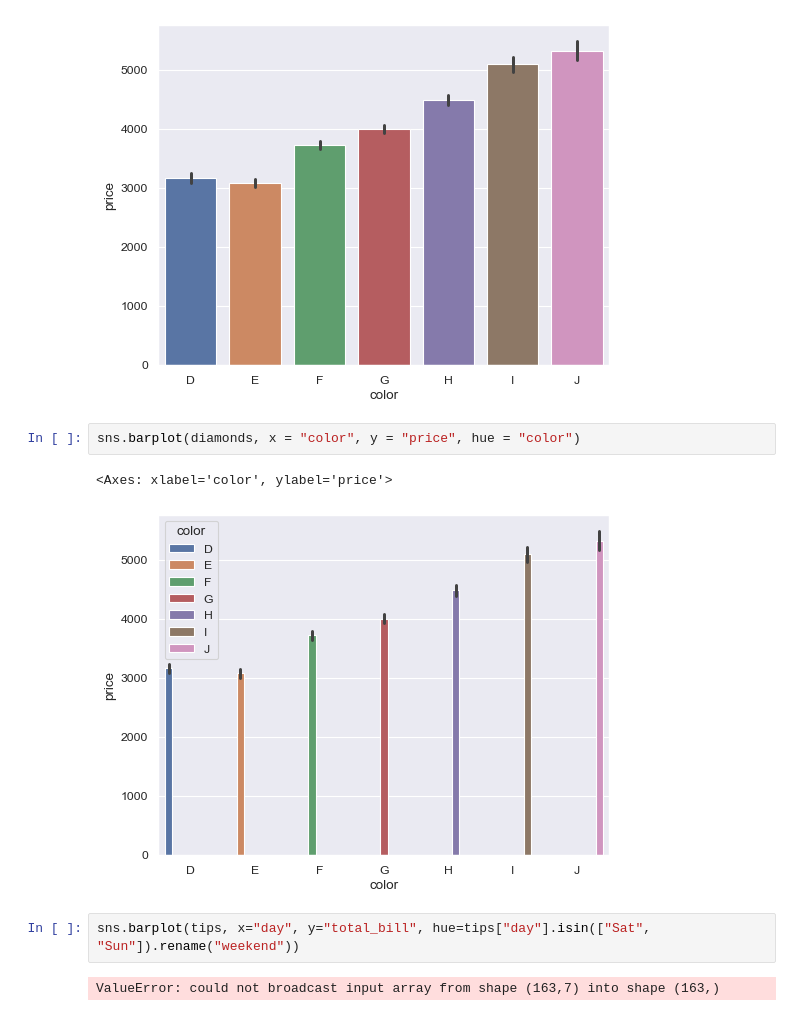
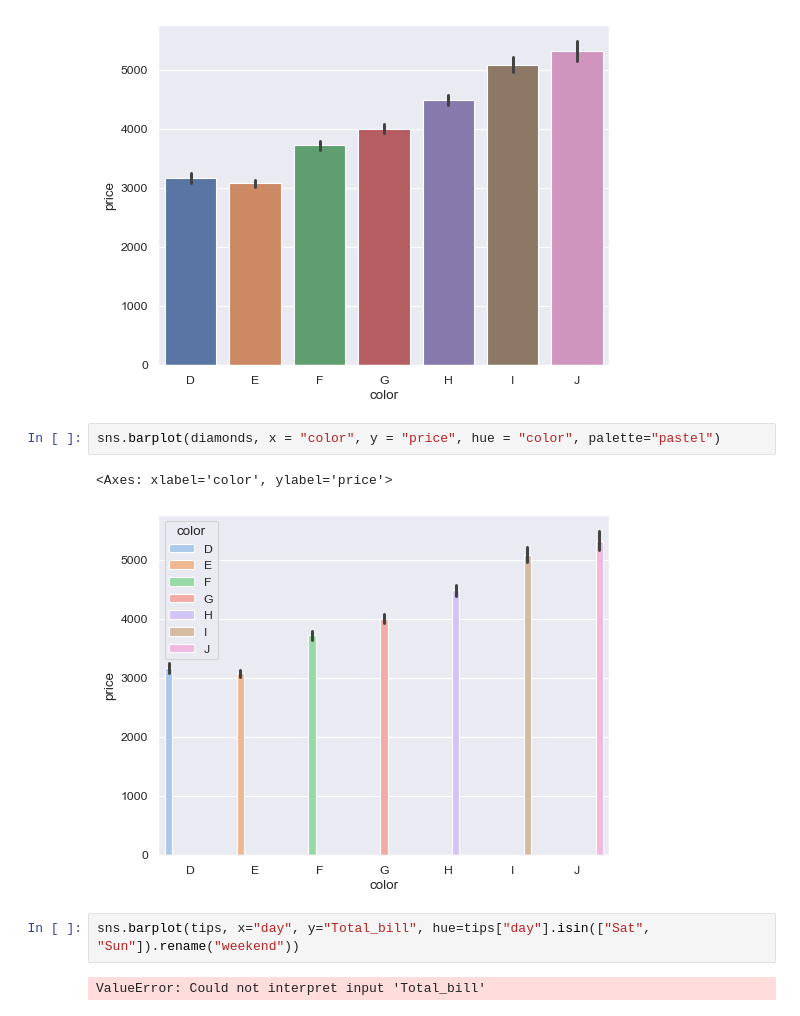
Before and after one commit to eo1989/mkt_notes_general, a Jupyter notebook: histplot_features.ipynb, the cells around one changed output. Saved outputs shown, nothing was run; the diff lists cells and outputs as text.

```diff
--- a/histplot_features.ipynb
+++ b/histplot_features.ipynb
@@ -190,11 +247,11 @@ sns.barplot(diamonds, x = "color", y = "price")
 <Axes: xlabel='color', ylabel='price'>
 [figure]
 # %%
-sns.barplot(diamonds, x = "color", y = "price", hue = "color")
+sns.barplot(diamonds, x = "color", y = "price", hue = "color", palette="pastel")
 # %% [output]
 <Axes: xlabel='color', ylabel='price'>
-[figure, old version]
+[figure, new version]
 # %%
-sns.barplot(tips, x="day", y="total_bill", hue=tips["day"].isin(["Sat", "Sun"]).rename("weekend"))
+sns.barplot(tips, x="day", y="Total_bill", hue=tips["day"].isin(["Sat", "Sun"]).rename("weekend"))
 # %% [output]
-ValueError: could not broadcast input array from shape (163,7) into shape (163,)
+ValueError: Could not interpret input 'Total_bill'
```
Also changed, not shown: parts of 9 cells of this notebook, 9 other files.
